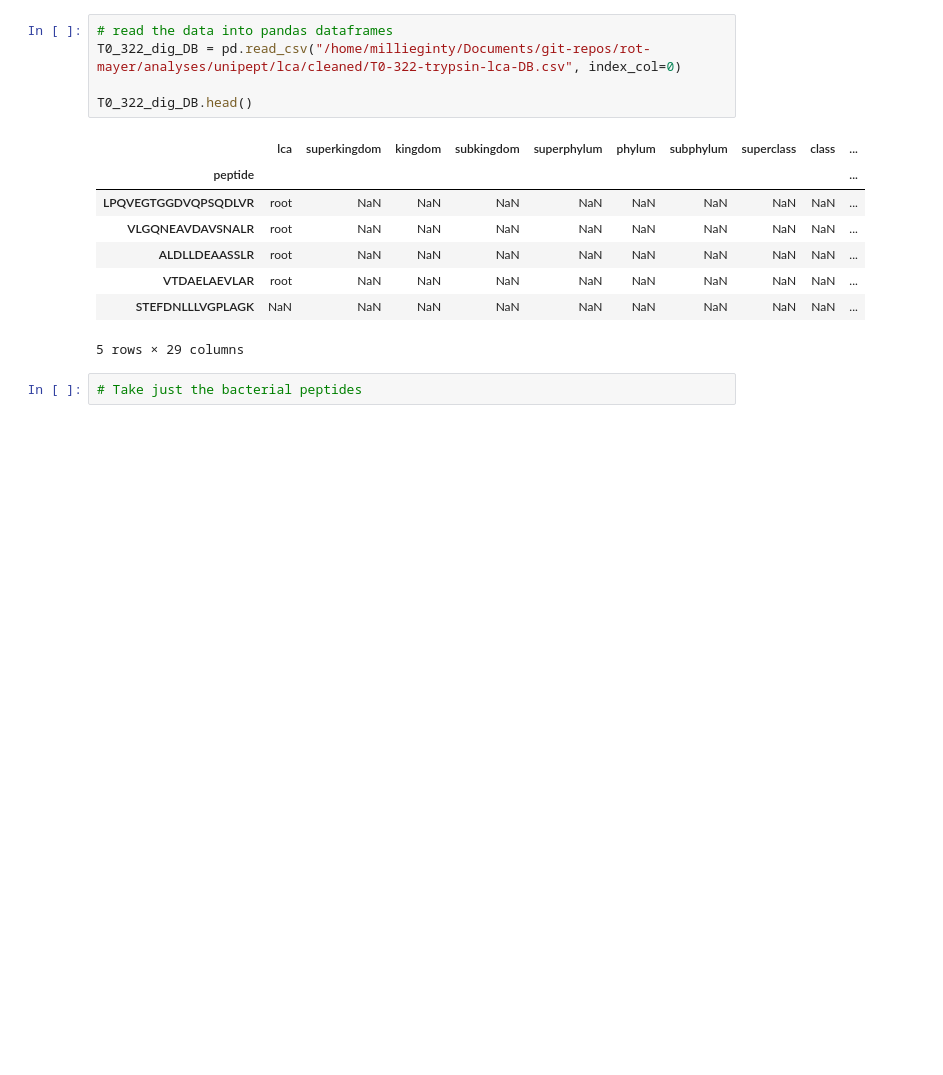
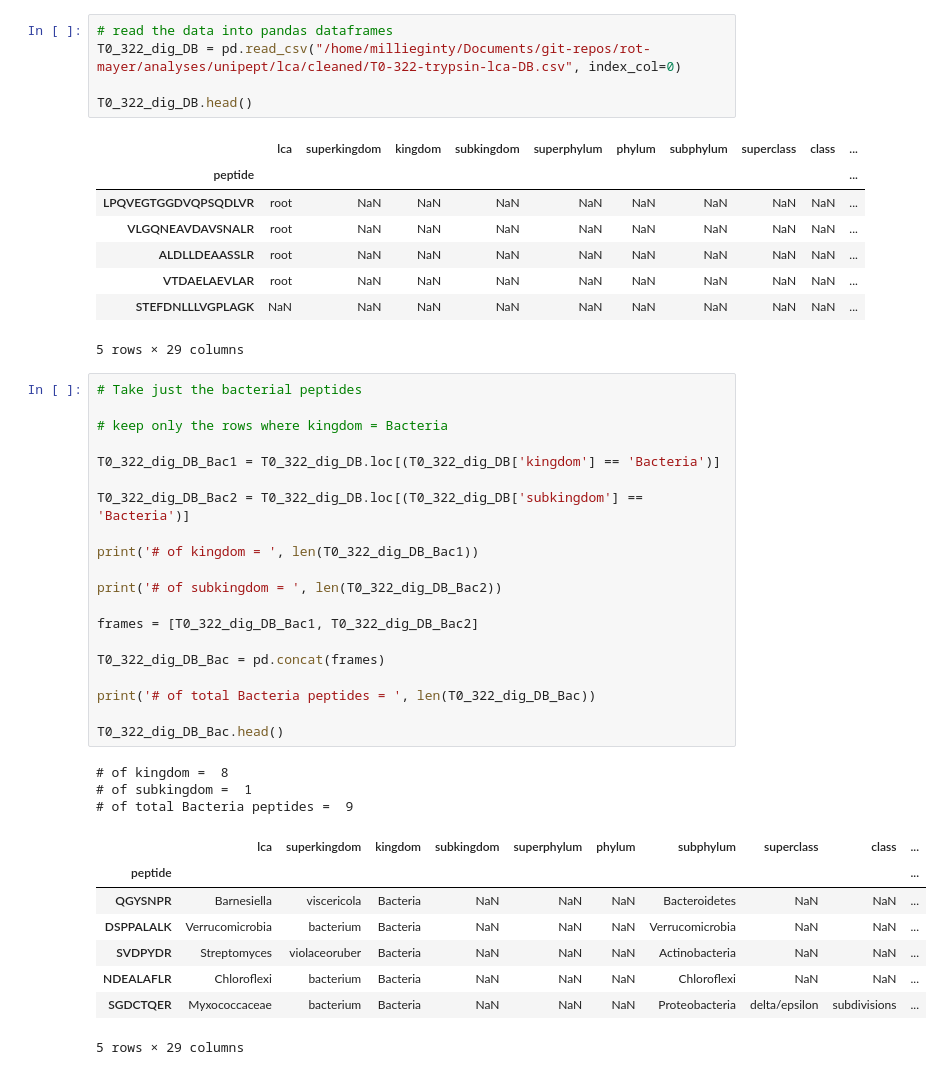
Before and after one commit to MeganEDuffy/rot-mayer, a Jupyter notebook: notebooks/GO-terms/GO-terms-bacteria.ipynb, the cells around one changed output. Saved outputs shown, nothing was run; the diff lists cells and outputs as text; blank space fills up the shorter version.

```diff
--- a/notebooks/GO-terms/GO-terms-bacteria.ipynb
+++ b/notebooks/GO-terms/GO-terms-bacteria.ipynb
@@ -35,5 +37,35 @@ T0_322_dig_DB.head()
 | VTDAELAEVLAR | root | NaN | NaN | NaN | NaN | NaN | NaN | NaN | NaN | ... |
 | STEFDNLLLVGPLAGK | NaN | NaN | NaN | NaN | NaN | NaN | NaN | NaN | NaN | ... |
 5 rows × 29 columns
-# %%
-# Take just the bacterial peptides
+# %%
+# Take just the bacterial peptides
+
+# keep only the rows where kingdom = Bacteria
+
+T0_322_dig_DB_Bac1 = T0_322_dig_DB.loc[(T0_322_dig_DB['kingdom'] == 'Bacteria')]
+
+T0_322_dig_DB_Bac2 = T0_322_dig_DB.loc[(T0_322_dig_DB['subkingdom'] == 'Bacteria')]
+
+print('# of kingdom = ', len(T0_322_dig_DB_Bac1))
+
+print('# of subkingdom = ', len(T0_322_dig_DB_Bac2))
+
+frames = [T0_322_dig_DB_Bac1, T0_322_dig_DB_Bac2]
+
+T0_322_dig_DB_Bac = pd.concat(frames)
+
+print('# of total Bacteria peptides = ', len(T0_322_dig_DB_Bac))
+
+T0_322_dig_DB_Bac.head()
+# %% [output]
+# of kingdom =  8
+# of subkingdom =  1
+# of total Bacteria peptides =  9
+|  | lca | superkingdom | kingdom | subkingdom | superphylum | phylum | subphylum | superclass | class | ... |
+| peptide |  |  |  |  |  |  |  |  |  | ... |
+| QGYSNPR | Barnesiella | viscericola | Bacteria | NaN | NaN | NaN | Bacteroidetes | NaN | NaN | ... |
+| DSPPALALK | Verrucomicrobia | bacterium | Bacteria | NaN | NaN | NaN | Verrucomicrobia | NaN | NaN | ... |
+| SVDPYDR | Streptomyces | violaceoruber | Bacteria | NaN | NaN | NaN | Actinobacteria | NaN | NaN | ... |
+| NDEALAFLR | Chloroflexi | bacterium | Bacteria | NaN | NaN | NaN | Chloroflexi | NaN | NaN | ... |
+| SGDCTQER | Myxococcaceae | bacterium | Bacteria | NaN | NaN | NaN | Proteobacteria | delta/epsilon | subdivisions | ... |
+5 rows × 29 columns
```
Also changed, not shown: parts of 20 cells of this notebook, 3 other files.
